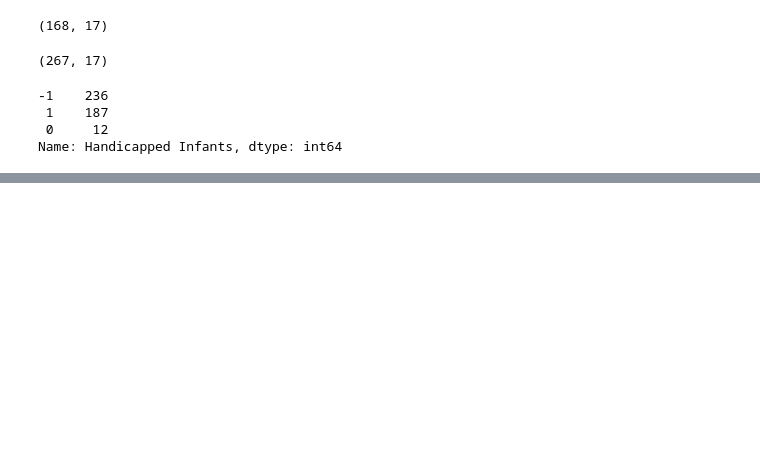
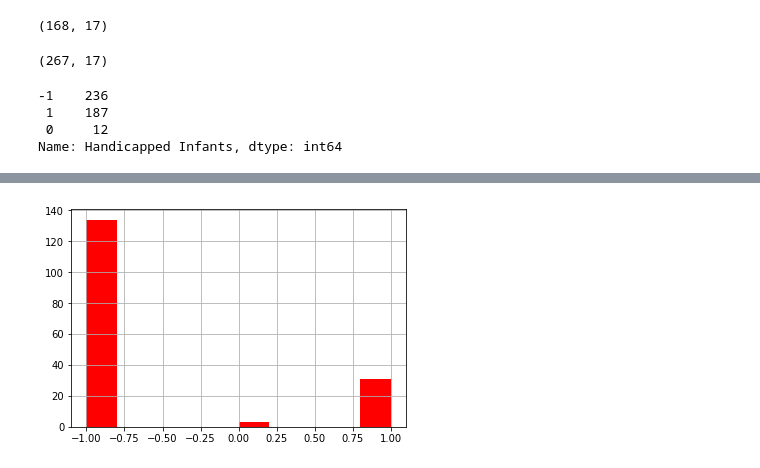
Before and after one commit to npgeorge/DS-Unit-1-Sprint-3-Statistical-Tests-and-Experiments, a Jupyter notebook: Nicholas_George_LS_DS_131_Statistics_Probability_Assignment.ipynb, the cells around one changed output, grey strips where cells are left out. Cells and saved outputs as stored; diff of their text form; code cells hidden in the pictures; blank space fills up the shorter version.

```diff
--- a/Nicholas_George_LS_DS_131_Statistics_Probability_Assignment.ipynb
+++ b/Nicholas_George_LS_DS_131_Statistics_Probability_Assignment.ipynb
@@ -478,0 +153,6 @@ Ttest_indResult(statistic=-0.6425456449553845, pvalue=0.5554965592353764)
+# %%
+#1st column
+reps_hand_inf = republicans['Handicapped Infants']
+reps_hand_inf.hist(color='r');
+# %% [output]
+[figure, added]
```
Also changed, not shown: parts of 46 cells of this notebook.
